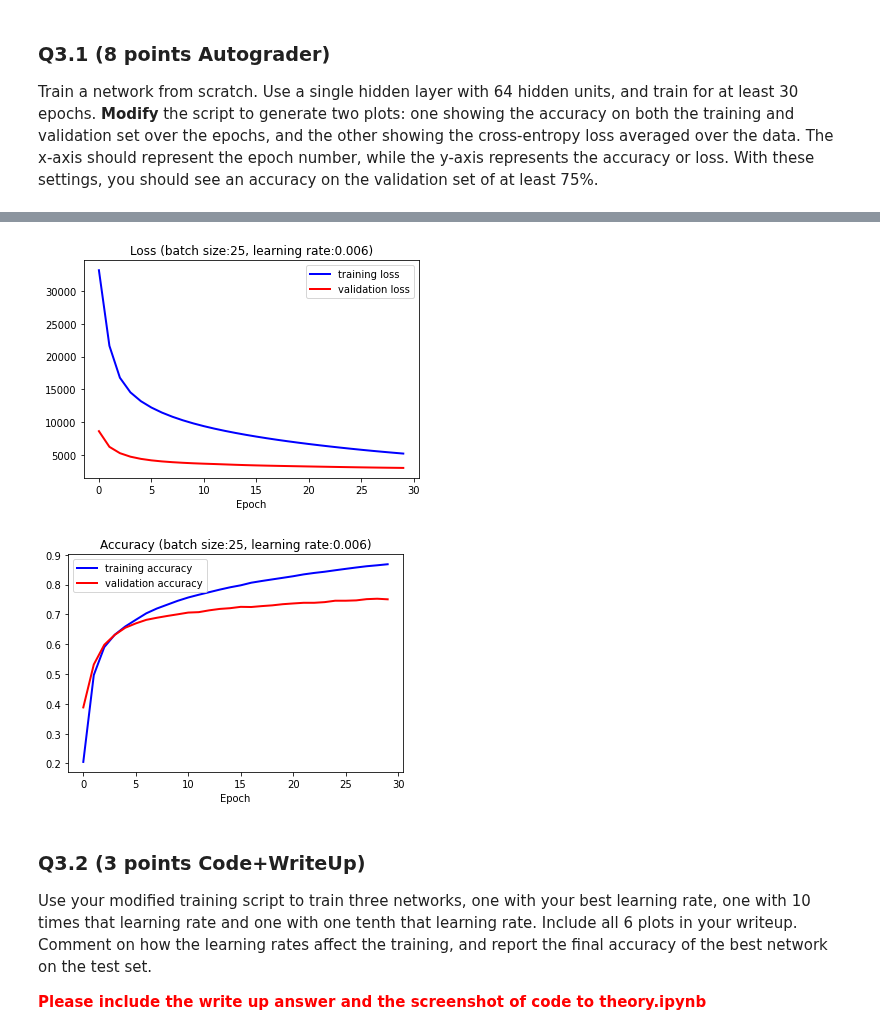
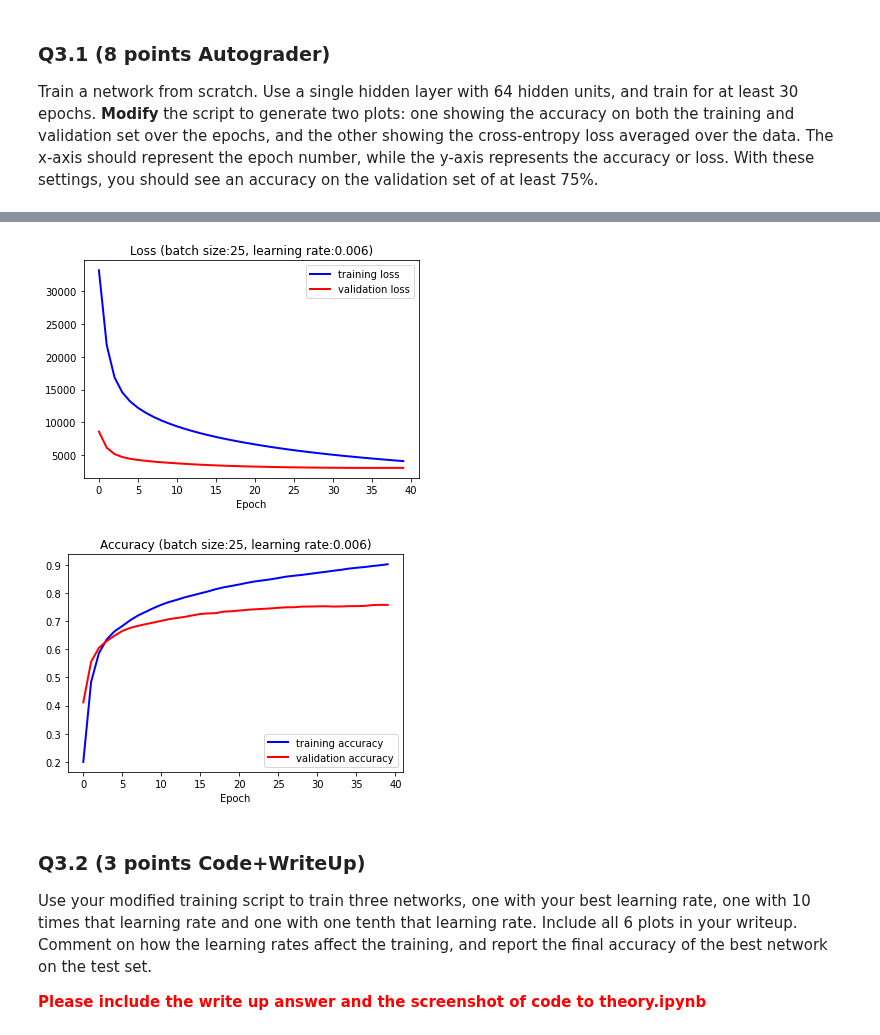
Before and after one commit to FranzEricSchneider/szeliski-algorithms-n-apps, a Jupyter notebook: class/hw3/q3.ipynb, the cells around one changed output, grey strips where cells are left out. Saved outputs shown, nothing was run; the diff lists cells and outputs as text; code cells hidden in the pictures.

```diff
--- a/class/hw3/q3.ipynb
+++ b/class/hw3/q3.ipynb
@@ -37,7 +37,7 @@ valid_data = scipy.io.loadmat('data/nist36_valid.mat')
 train_x, train_y = train_data['train_data'], train_data['train_labels']
 valid_x, valid_y = valid_data['valid_data'], valid_data['valid_labels']
 
-max_iters = 30
+max_iters = 40
 hidden_size = 64
 # pick a batch size, learning rate
 
@@ -128,5 +128,5 @@ Validation loss, accuracy: 3053.9407204811114, 0.7505555555555555
-[figure, old version]
+[figure, new version]
-[figure, old version]
+[figure, new version]
 # %%
 # Save the parameters (when deemed appropriate)
 import pickle
```
Also changed, not shown: parts of 1 cell of this notebook, 2 other files.
